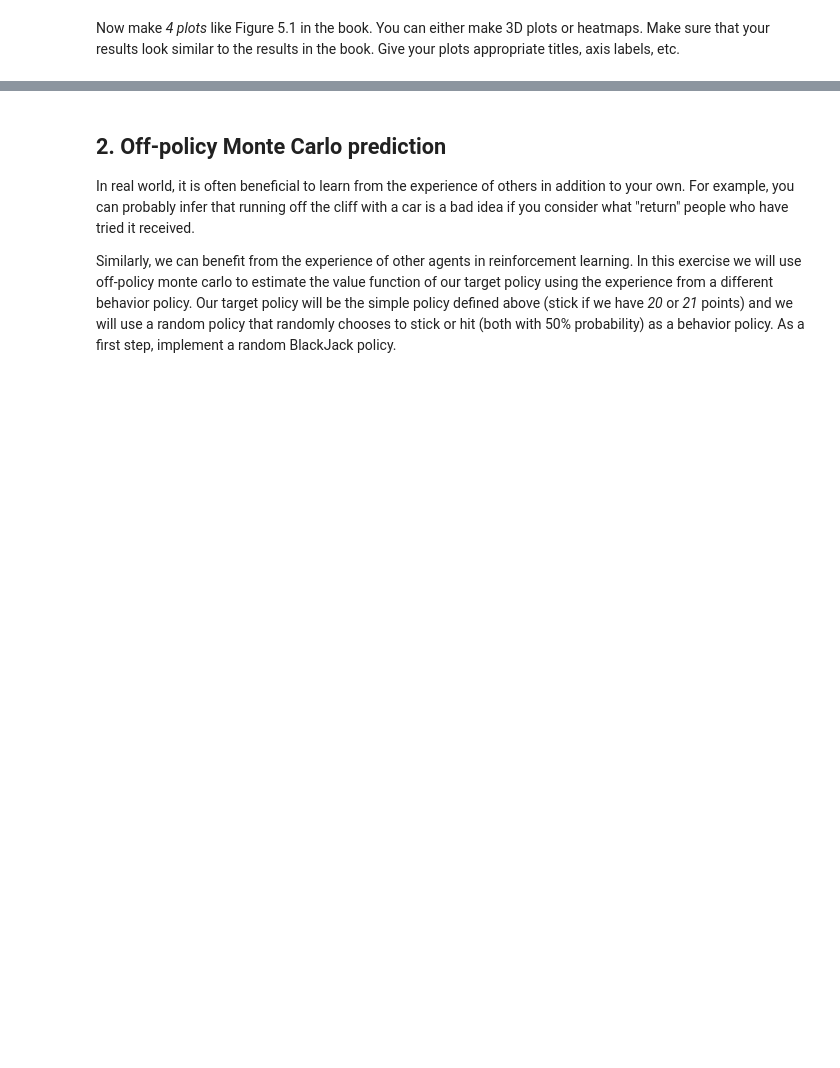
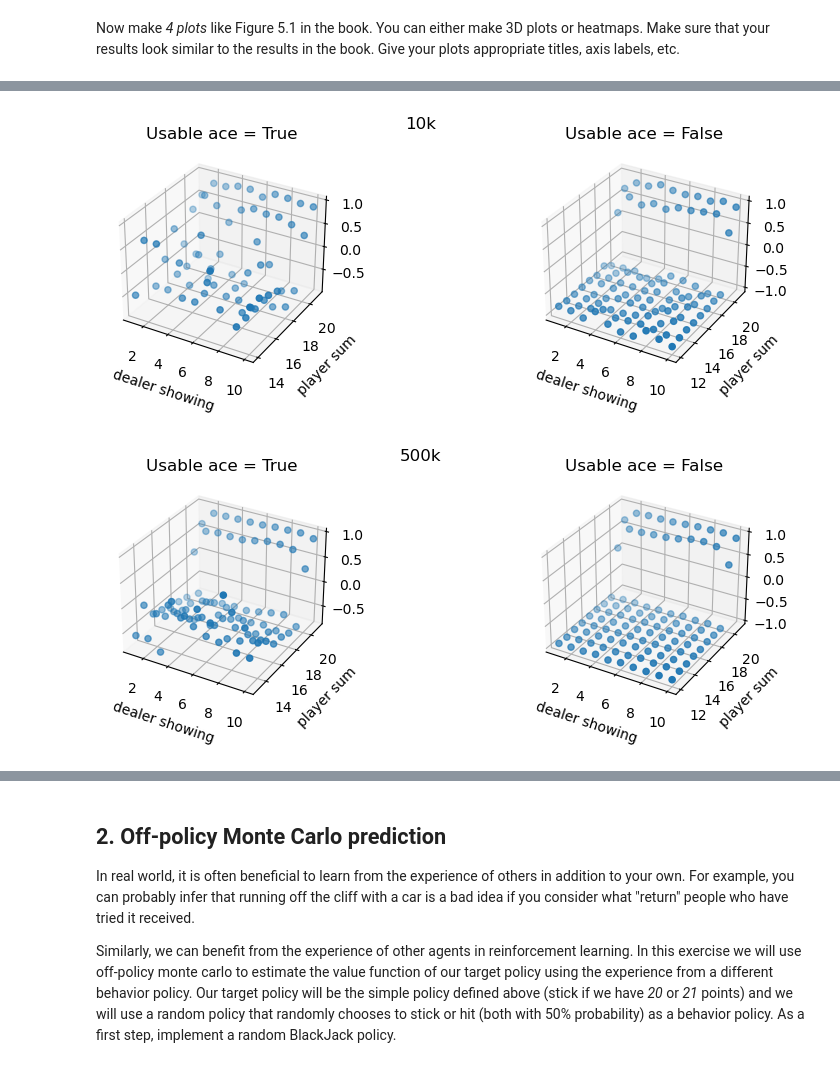
Before and after one commit to elidub/RL, a Jupyter notebook: hw2/MC_lab.ipynb, the cells around one changed output, grey strips where cells are left out. Saved outputs shown, nothing was run; the diff lists cells and outputs as text; code cells hidden in the pictures; blank space fills up the shorter version.

```diff
--- a/hw2/MC_lab.ipynb
+++ b/hw2/MC_lab.ipynb
@@ -248,15 +254,17 @@ def mc_prediction(env, policy, num_episodes, discount_factor=1.0, sampling_funct
     returns_count = defaultdict(float)
 
     # YOUR CODE HERE
-    while True:
-        episode = sample_episode(env, policy)
+    for _ in tqdm(range(num_episodes)):
+        states, actions, rewards, dones = episode = sample_episode(env, policy)
         G = 0
 #         for state, action, reward, done in zip(*episode):
         reversed_episodes = zip(reversed(states), reversed(actions), reversed(rewards), reversed(dones))
-        for i, (state, action, reward, done) in enumerate(reversed_episodes):
+        for t, (state, action, reward, done) in enumerate(reversed_episodes):
             G = discount_factor * G + reward
-            if state not in
-
+            if state not in states[:t]:
+#                 print(returns_count, returns_count[state])
+                returns_count[state] += 1
+                V[state] = (returns_count[state] * V[state] + G) / (returns_count[state] + 1)
 
     return V
 # %% [output]
@@ -275,0 +351,6 @@ V_500k = mc_prediction(env, SimpleBlackjackPolicy(), num_episodes=500000)
+# %%
+player, dealer, usable_ace = np.array(list(V_10k.keys())).T
+v = np.array(list(V_10k.values()))
+
+player_2, dealer_2, usable_ace_2 = np.array(list(V_500k.keys())).T
+v_2 = np.array(list(V_500k.values()))
@@ -275,0 +366,18 @@ V_500k = mc_prediction(env, SimpleBlackjackPolicy(), num_episodes=500000)
+# %%
+for V, suptitle in zip([V_10k, V_500k], ['10k', '500k']):
+    player, dealer, usable_ace = np.array(list(V.keys())).T
+    v = np.array(list(V.values()))
+
+    fig, axes = plt.subplots(1, 2, subplot_kw={"projection": "3d"}, figsize = (10, 3))
+
+    for ace, ax in zip([1, 0], axes.ravel().tolist()):
+        ax.scatter3D(dealer[usable_ace == ace], player[usable_ace == ace], v[usable_ace == ace])
+        ax.set_ylabel('player sum')
+        ax.set_xlabel('dealer showing')
+        ax.set_title(f'Usable ace = {ace == 1}')
+        plt.suptitle(suptitle)
+
+    plt.show()
+# %% [output]
+[figure, added]
+[figure, added]
```
Also changed, not shown: parts of 17 cells of this notebook, 1 other file.
